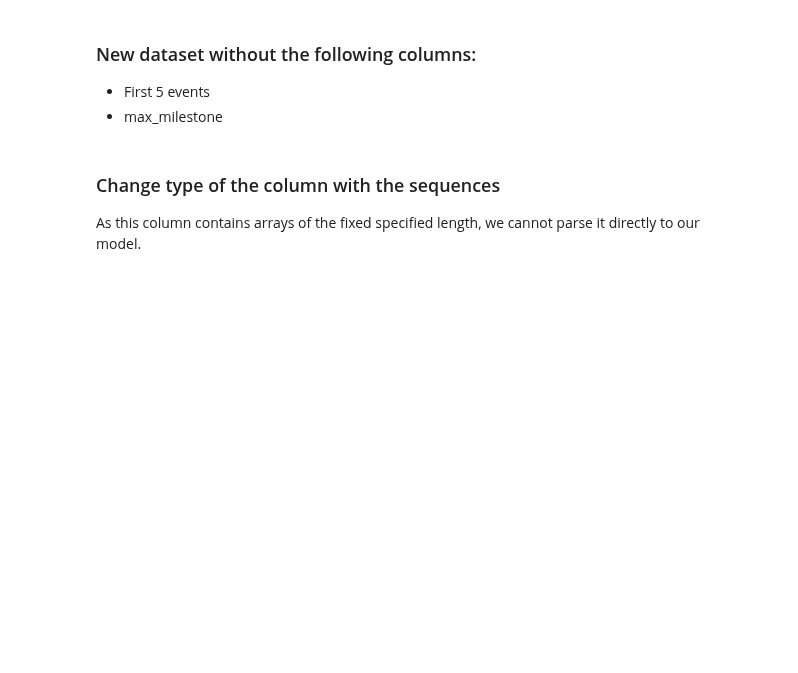
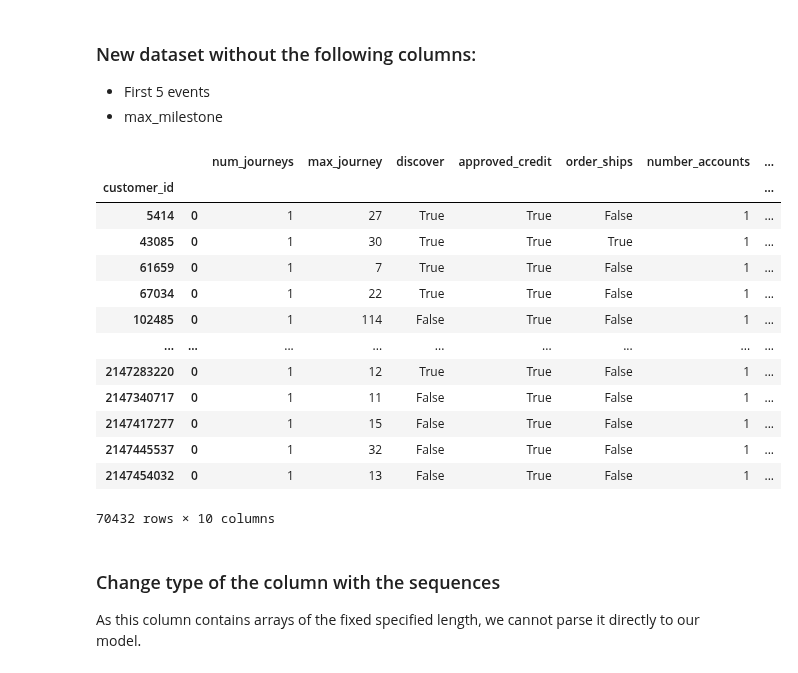
Before and after one commit to taroii/STATSM148, a Jupyter notebook: Python-Files/ Model-ClassificationCust-Axel.ipynb, the cells around one changed output. Saved outputs shown, nothing was run; the diff lists cells and outputs as text; code cells hidden in the pictures; blank space fills up the shorter version.

```diff
--- a/Python-Files/ Model-ClassificationCust-Axel.ipynb
+++ b/Python-Files/ Model-ClassificationCust-Axel.ipynb
@@ -83,7 +83,23 @@ df_selected = df.loc[idxs]
 * First 5 events
 * max_milestone
 # %%
-df_prueba = df_selected.drop(columns=['first_5_events', 'max_milestone', 'downpayment_cleared', ])
+df_prueba = df_selected.drop(columns=['max_milestone', 'downpayment_cleared', 'first_purchase', 'downpayment_received', 'account_activitation'])
+df_prueba
+# %% [output]
+|  |  | num_journeys | max_journey | discover | approved_credit | order_ships | number_accounts | ... |
+| customer_id |  |  |  |  |  |  |  | ... |
+| 5414 | 0 | 1 | 27 | True | True | False | 1 | ... |
+| 43085 | 0 | 1 | 30 | True | True | True | 1 | ... |
+| 61659 | 0 | 1 | 7 | True | True | False | 1 | ... |
+| 67034 | 0 | 1 | 22 | True | True | False | 1 | ... |
+| 102485 | 0 | 1 | 114 | False | True | False | 1 | ... |
+| ... | ... | ... | ... | ... | ... | ... | ... | ... |
+| 2147283220 | 0 | 1 | 12 | True | True | False | 1 | ... |
+| 2147340717 | 0 | 1 | 11 | False | True | False | 1 | ... |
+| 2147417277 | 0 | 1 | 15 | False | True | False | 1 | ... |
+| 2147445537 | 0 | 1 | 32 | False | True | False | 1 | ... |
+| 2147454032 | 0 | 1 | 13 | False | True | False | 1 | ... |
+70432 rows × 10 columns
 # %% [markdown]
 ### Change type of the column with the sequences
 
```
Also changed, not shown: parts of 8 cells of this notebook, 1 other file.
